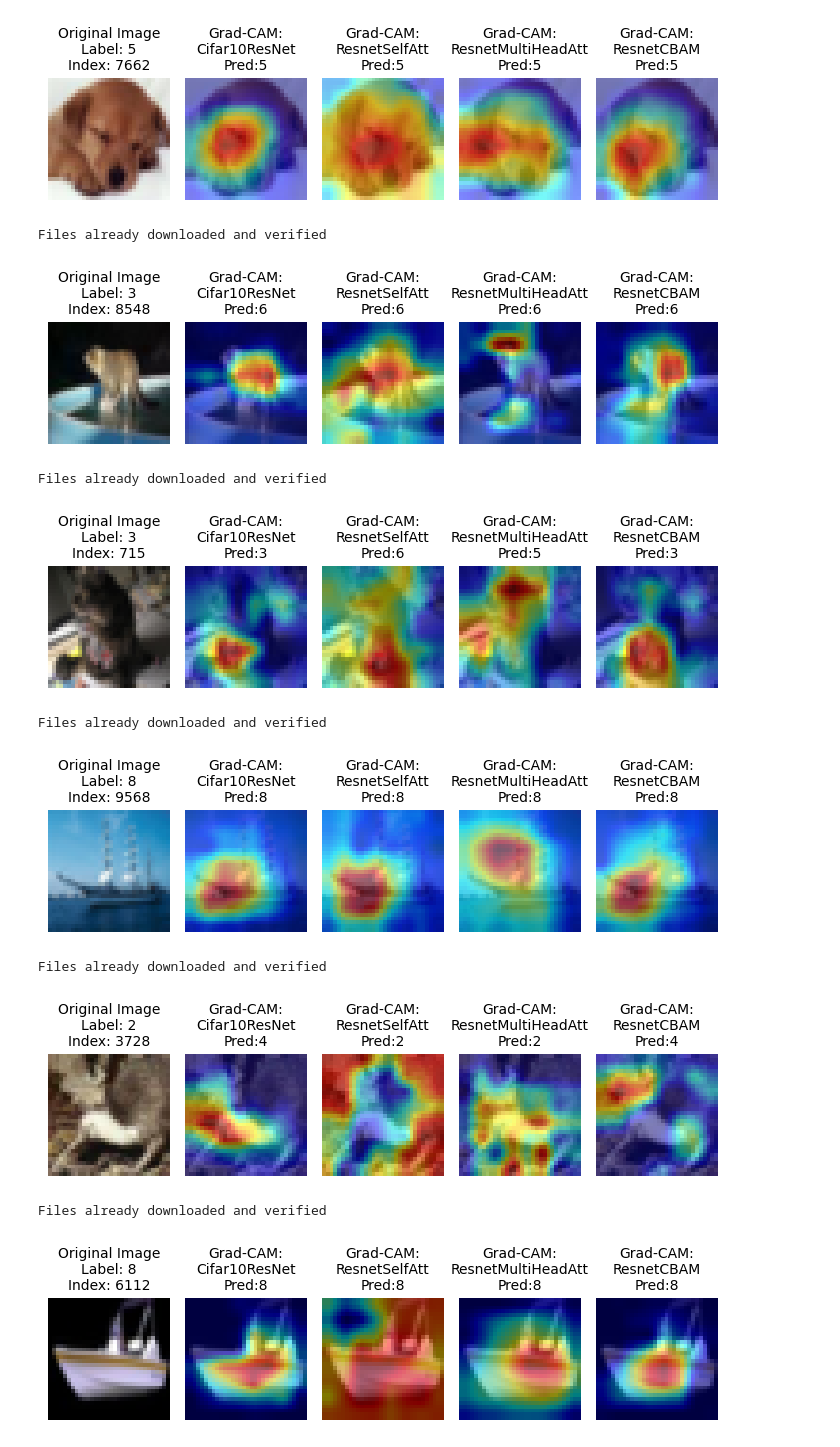
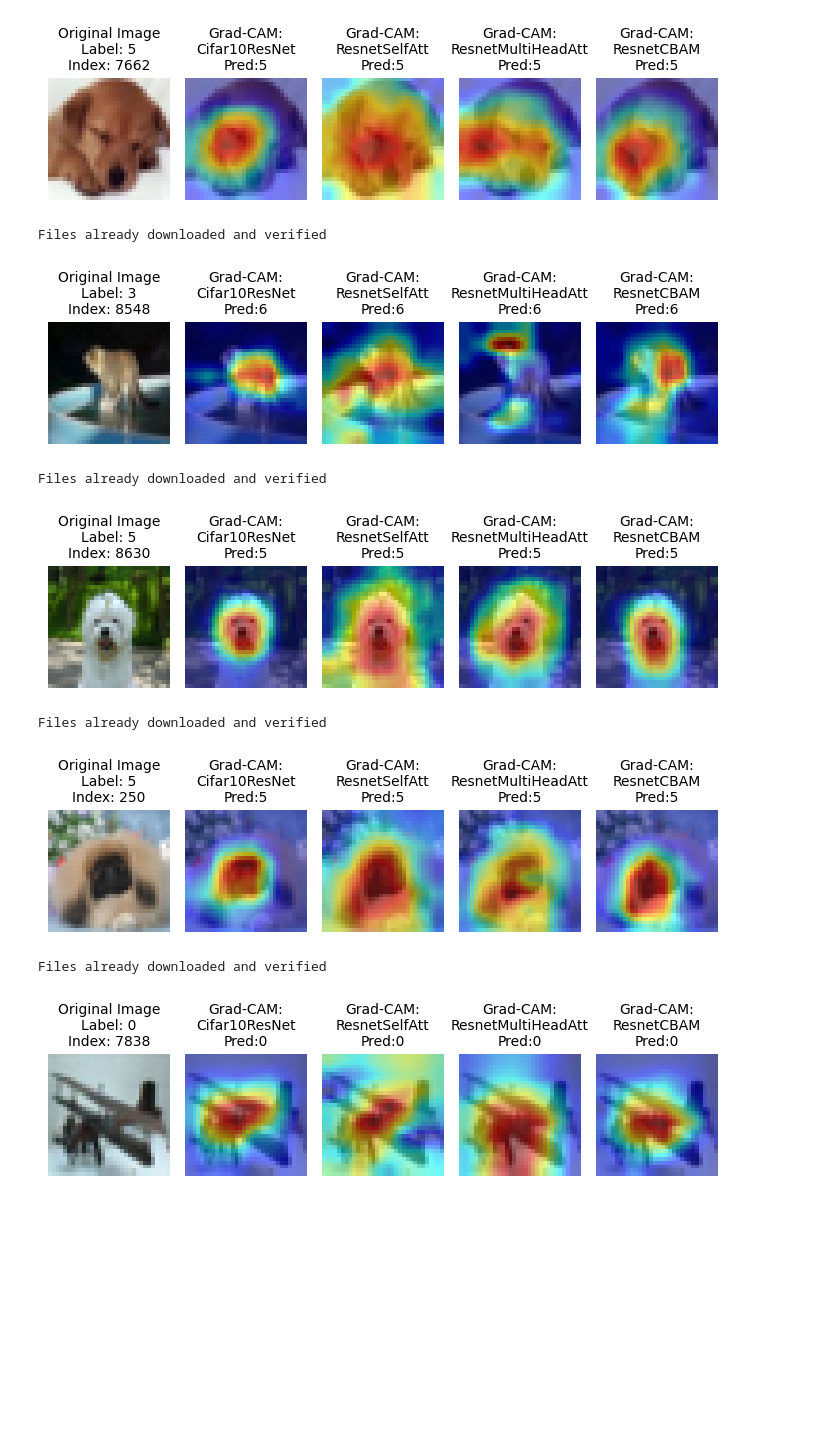
Before and after one commit to AttentionSeekers/CNNtention, a Jupyter notebook: report/images/gradcam-cifar/model_gradcam_cifar.ipynb, the cells around one changed output. Drawn from its saved outputs; the diff is of its cells as text; code cells hidden in the pictures; blank space fills up the shorter version.

Commit message:
chore(report/images): final image submission cifar-10

```diff
--- a/report/images/gradcam-cifar/model_gradcam_cifar.ipynb
+++ b/report/images/gradcam-cifar/model_gradcam_cifar.ipynb
@@ -119,18 +119,16 @@ fig = viz.get_gradcam(7662)
 Files already downloaded and verified
 [figure]
 # %%
-index = [8548, 715, 9568, 3728, 6112, 8630, 250, 7838]
+index = [8548, 8630, 250, 7838]
 for i in index:
     fig = viz.get_gradcam(index=i)
-    # fig.savefig(f'{i}_CIFAR-10.png', dpi=300)
+    fig.savefig(f'images/gradcam-cifar/{i}_CIFAR-10.png', dpi=300, bbox_inches='tight')
 # %% [output]
 Files already downloaded and verified
 [figure]
 Files already downloaded and verified
-[figure, old version]
+[figure, new version]
 Files already downloaded and verified
-[figure, old version]
+[figure, new version]
 Files already downloaded and verified
-[figure, old version]
+[figure, new version]
-Files already downloaded and verified
-[figure, removed]
```
Also changed, not shown: parts of 1 cell of this notebook, 4 other files.
